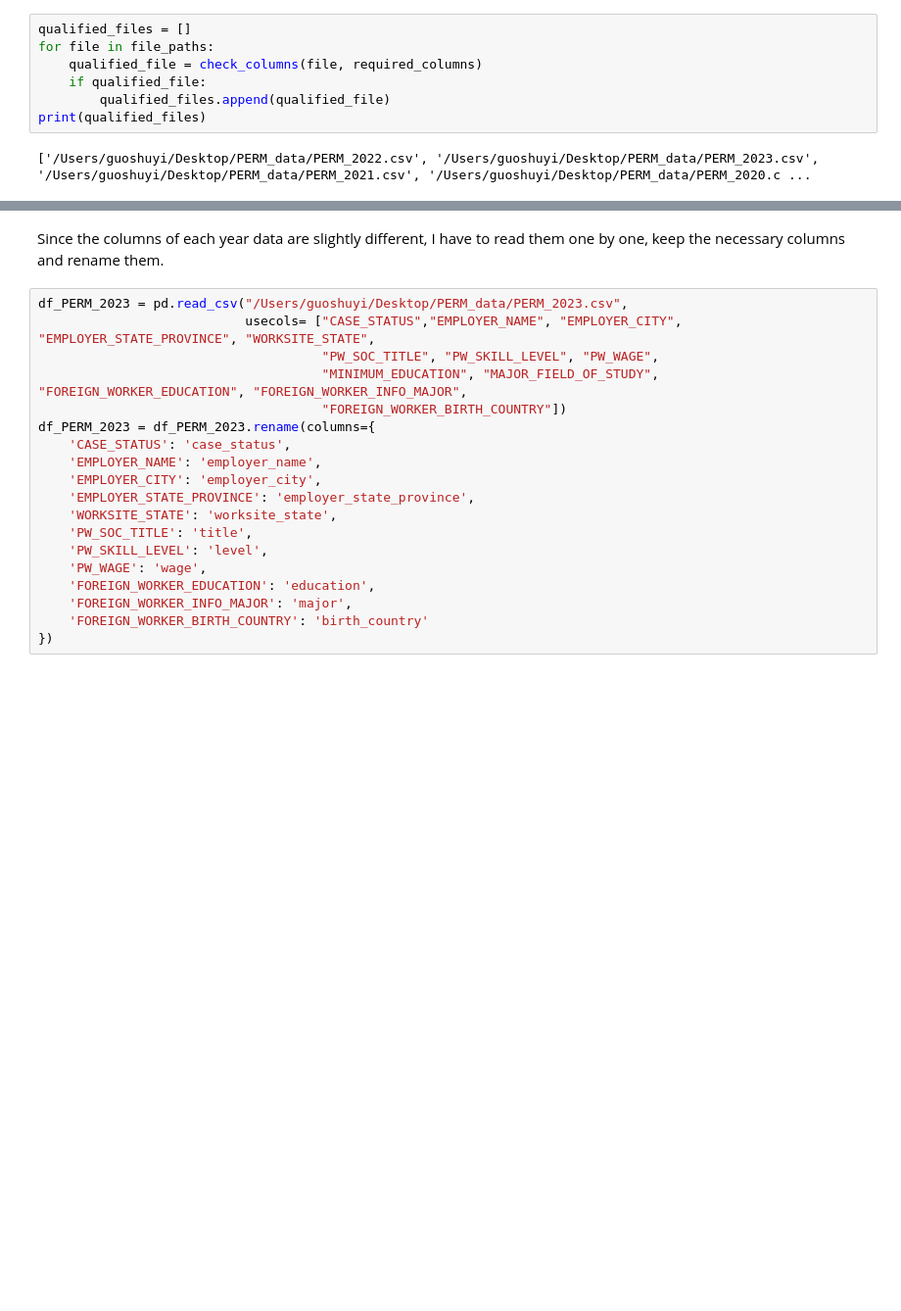
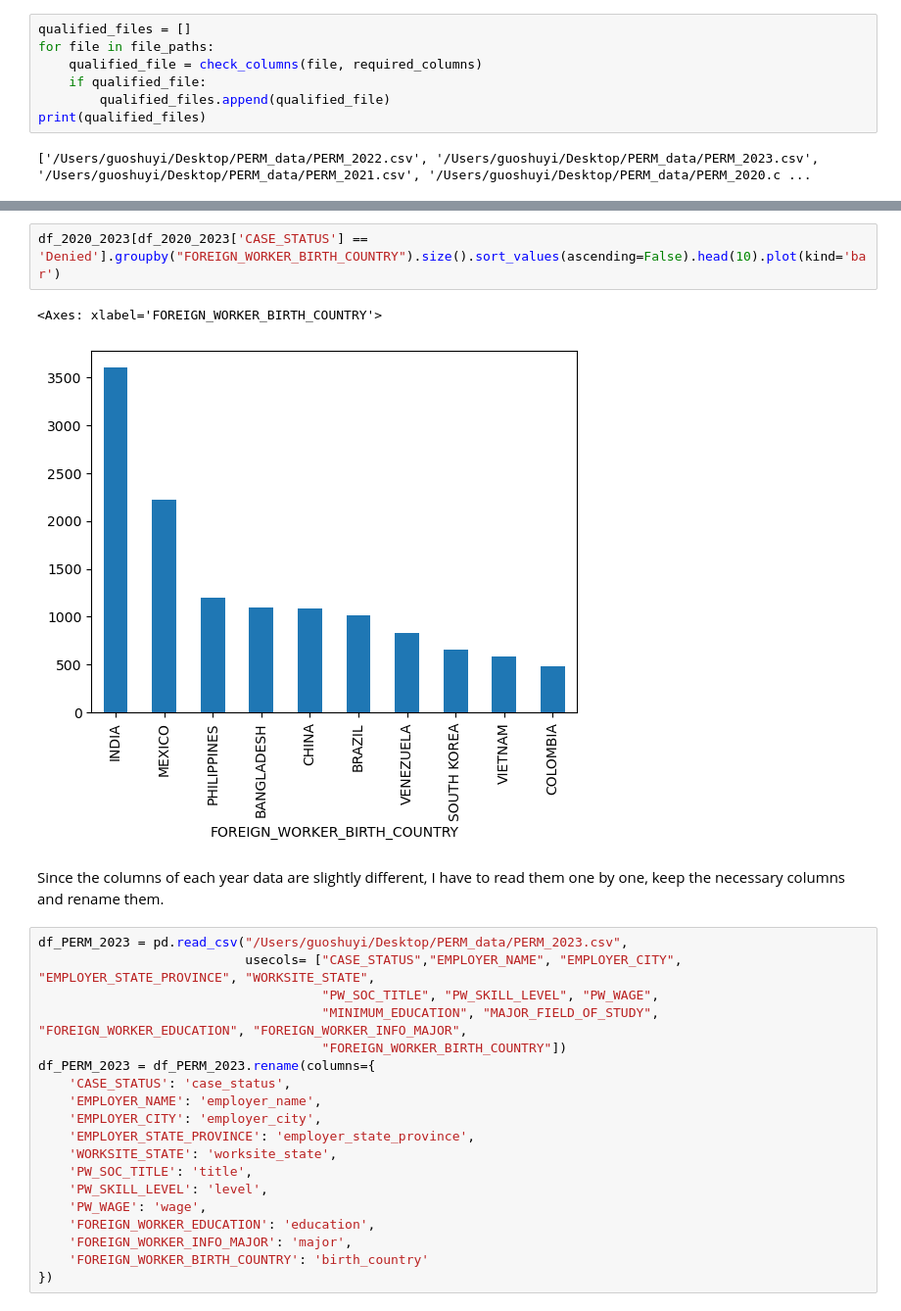
Before and after one commit to Shuyi1011/2024Spr_projects, a Jupyter notebook: final.ipynb, the cells around one changed output, grey strips where cells are left out. Shown: that part at 98% size. Cells and saved outputs as stored; diff of their text form; blank space fills up the shorter version.

```diff
--- a/final.ipynb
+++ b/final.ipynb
@@ -159,3 +219,8 @@ print(df.tail())
+# %%
+df_2020_2023[df_2020_2023['CASE_STATUS'] == 'Denied'].groupby("FOREIGN_WORKER_BIRTH_COUNTRY").size().sort_values(ascending=False).head(10).plot(kind='bar')
+# %% [output]
+<Axes: xlabel='FOREIGN_WORKER_BIRTH_COUNTRY'>
+[figure, added]
 # %% [markdown]
 Since the columns of each year data are slightly different, I have to read them one by one, keep the necessary columns and rename them.
 # %%
```
Also changed, not shown: parts of 13 cells of this notebook, 1 other file.
